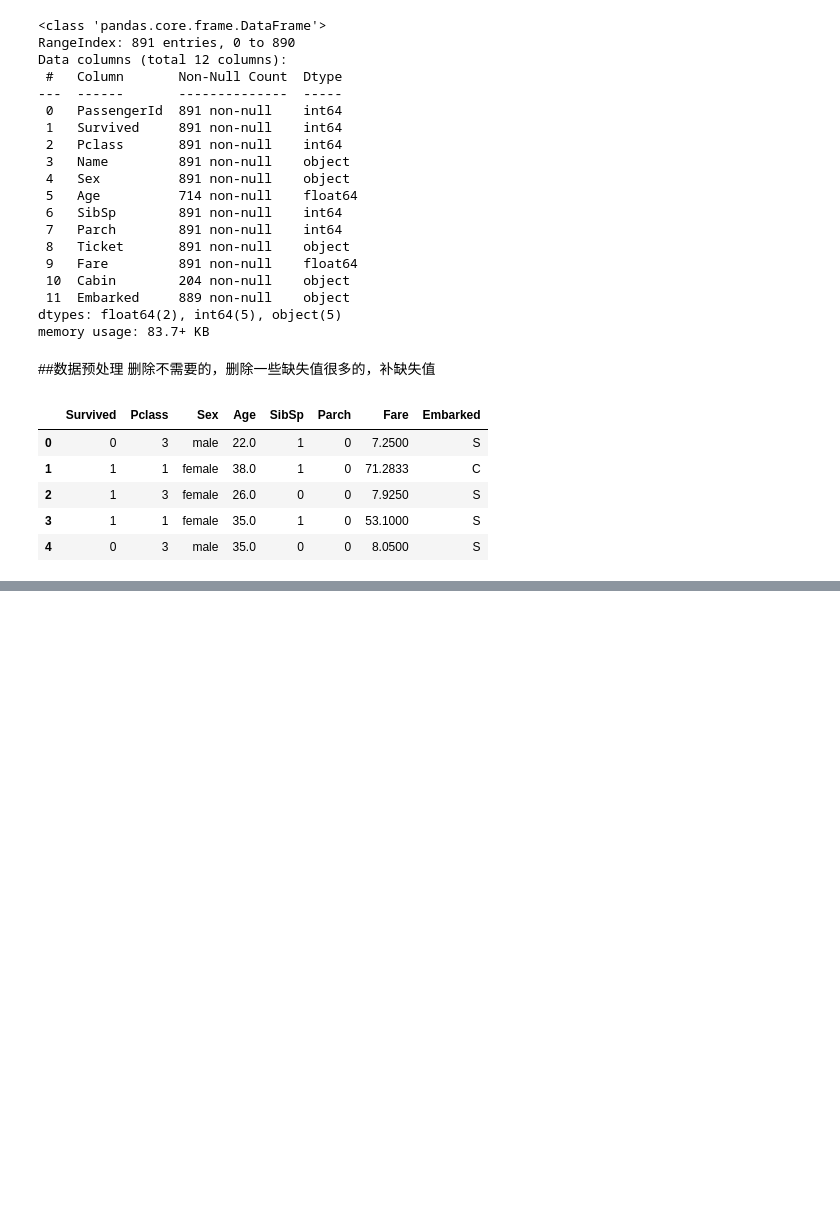
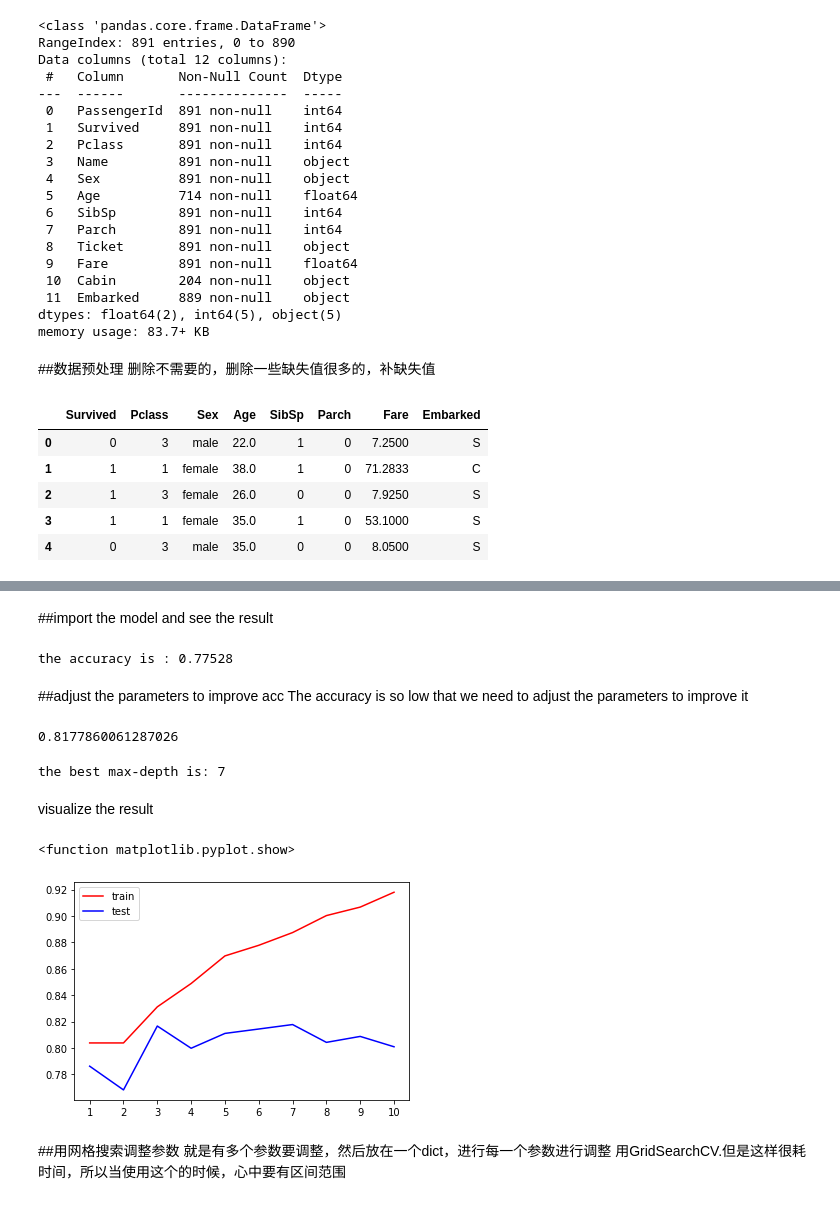
Before and after one commit to yeb2Binfang/sklearn_learning, a Jupyter notebook: decision_tree/Titanic.ipynb, the cells around one changed output, grey strips where cells are left out. Saved outputs shown, nothing was run; the diff lists cells and outputs as text; code cells hidden in the pictures; blank space fills up the shorter version.

```diff
--- a/decision_tree/Titanic.ipynb
+++ b/decision_tree/Titanic.ipynb
@@ -80,0 +122,9 @@ df = df.dropna()
+# %%
+#我们要提取target column and features columns
+#features columns
+#df.iloc[rows,cols]
+X = df.iloc[:,df.columns != "Survived"]
+y = df.iloc[:,df.columns == "Survived"]
+
+print(X[0:5])
+print(y[0:5])
@@ -80,0 +146,7 @@ df = df.dropna()
+# %%
+X_train,X_test,y_train,y_test = train_test_split(X,y,test_size = 0.3)
+#因为是随机选取的，所以要修正下索引
+for i in[X_train,X_test,y_train,y_test]:
+  i.index = range(i.shape[0])
+
+X_train[0:5]
@@ -80,0 +160,52 @@ df = df.dropna()
+# %% [markdown]
+##import the model and see the result
+# %%
+clf = DecisionTreeClassifier(random_state=25)
+clf.fit(X_train,y_train)
+score = clf.score(X_test,y_test)
+print("the accuracy is : {0:2.5f}".format(score))
+# %% [output]
+the accuracy is : 0.77528
+# %% [markdown]
+##adjust the parameters to improve acc
+The accuracy is so low that we need to adjust the parameters to improve it
+# %%
+#看train_score是因为怕过拟合
+train_score = []
+test_score = []
+
+for i in range(10):
+  clf = DecisionTreeClassifier(random_state=25
+                               ,max_depth = i+1
+                               ,criterion = "entropy"
+                              )
+  clf.fit(X_train,y_train)
+  score_tr = clf.score(X_train, y_train)
+  score_te = cross_val_score(clf, X, y,cv=10).mean()
+  train_score.append(score_tr)
+  test_score.append(score_te)
+print(max(test_score))
+# %% [output]
+0.8177860061287026
+# %%
+te_score = np.array(test_score)
+im = np.argmax(te_score)
+best_depth = range(1,11)[im]
+print("the best max-depth is: {0:1d}".format(best_depth))
+# %% [output]
+the best max-depth is: 7
+# %% [markdown]
+visualize the result
+# %%
+plt.plot(range(1,11),train_score, color='r',label="train")
+plt.plot(range(1,11),test_score, color='b',label="test")
+plt.xticks(range(1,11))
+plt.legend()
+plt.show
+# %% [output]
+<function matplotlib.pyplot.show>
+[figure, added]
+# %% [markdown]
+##用网格搜索调整参数
+就是有多个参数要调整，然后放在一个dict，进行每一个参数进行调整
+用GridSearchCV.但是这样很耗时间，所以当使用这个的时候，心中要有区间范围
```
Also changed, not shown: parts of 24 cells of this notebook.
